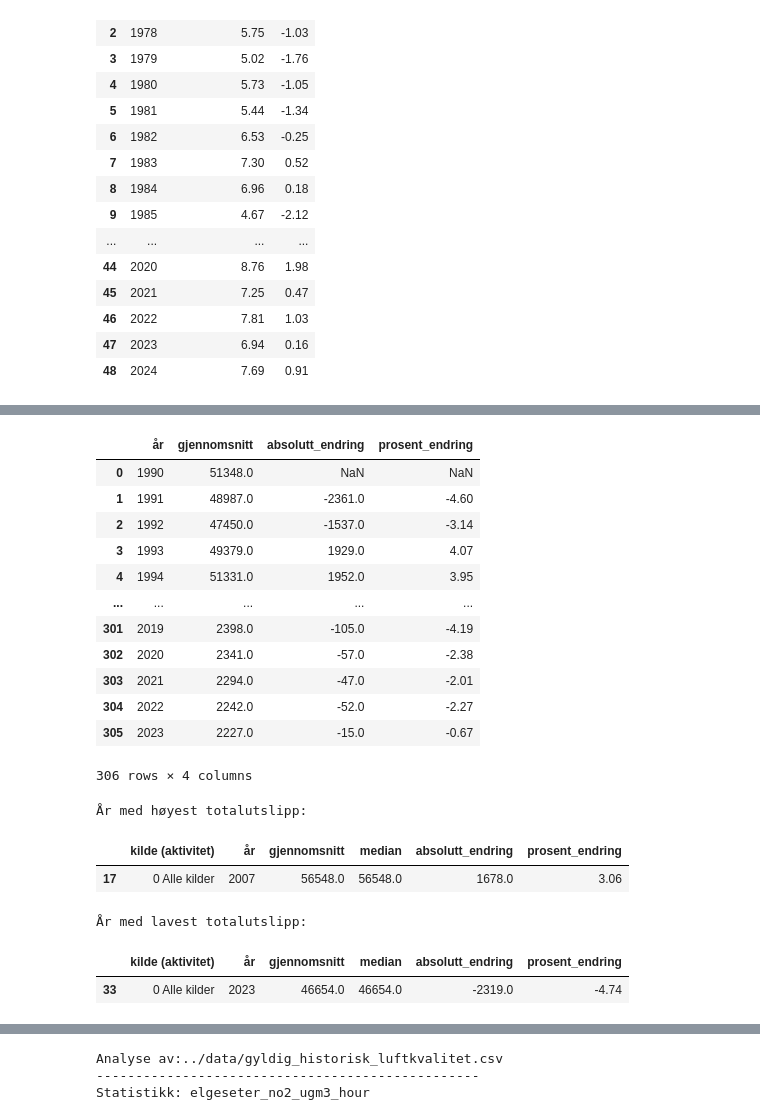
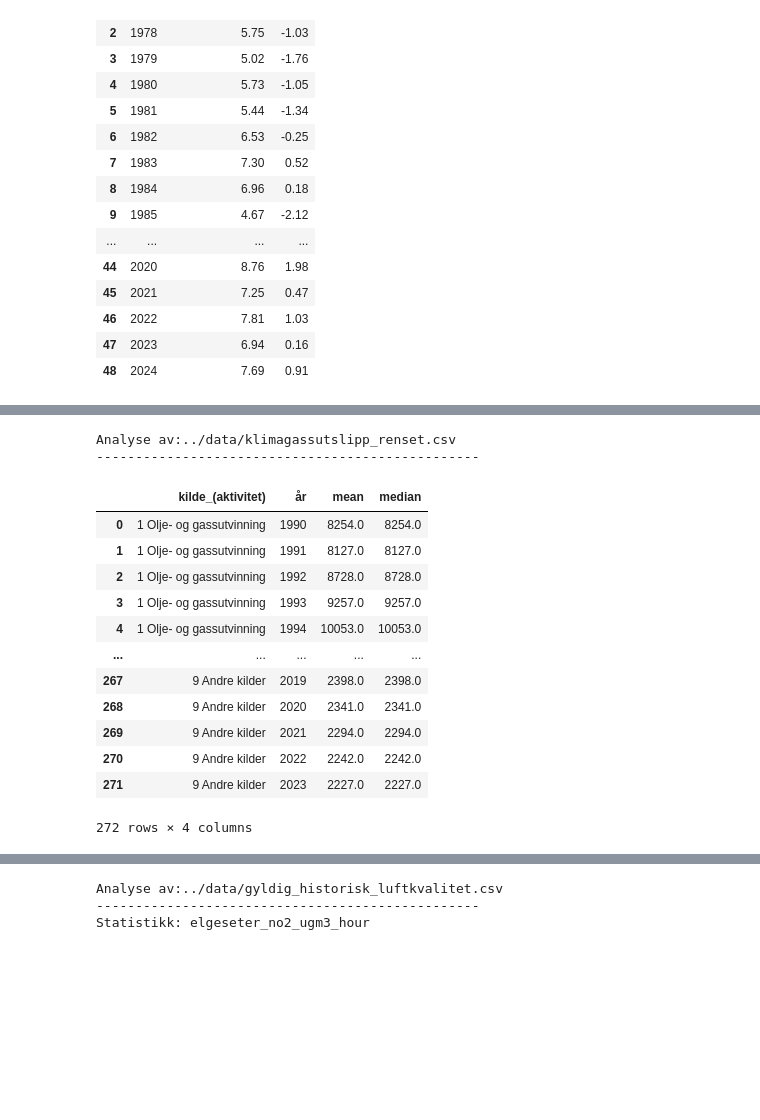
Before and after one commit to idunnbh/Mappe, a Jupyter notebook: notebooks/dataanalyse.ipynb, the cells around one changed output, grey strips where cells are left out. Drawn from its saved outputs; the diff is of its cells as text; code cells hidden in the pictures; blank space fills up the shorter version.

```diff
--- a/notebooks/dataanalyse.ipynb
+++ b/notebooks/dataanalyse.ipynb
@@ -304,38 +160,37 @@ Kilde med høyest gjennomsnitt utslipp:
-# %%
-# Årlig endring (absolutt og prosentvis):
-df['absolutt_endring'] = df['gjennomsnitt'].diff()
-df['prosent_endring'] = df['gjennomsnitt'].pct_change() * 100
-display(df[['år', 'gjennomsnitt', 'absolutt_endring', 'prosent_endring']].round(2))
-# %% [output]
-|  | år | gjennomsnitt | absolutt_endring | prosent_endring |
-| 0 | 1990 | 51348.0 | NaN | NaN |
-| 1 | 1991 | 48987.0 | -2361.0 | -4.60 |
-| 2 | 1992 | 47450.0 | -1537.0 | -3.14 |
-| 3 | 1993 | 49379.0 | 1929.0 | 4.07 |
-| 4 | 1994 | 51331.0 | 1952.0 | 3.95 |
-| ... | ... | ... | ... | ... |
-| 301 | 2019 | 2398.0 | -105.0 | -4.19 |
-| 302 | 2020 | 2341.0 | -57.0 | -2.38 |
-| 303 | 2021 | 2294.0 | -47.0 | -2.01 |
-| 304 | 2022 | 2242.0 | -52.0 | -2.27 |
-| 305 | 2023 | 2227.0 | -15.0 | -0.67 |
-306 rows × 4 columns
-# %%
-# Året med høyest og lavest utslipp
-df_totalt = df[df['kilde (aktivitet)'].str.lower().str.contains("alle kilder")].copy()
-
-høyest = df_totalt.loc[df_totalt['gjennomsnitt'].idxmax()]
-lavest = df_totalt.loc[df_totalt['gjennomsnitt'].idxmin()]
-
-print("År med høyest totalutslipp:")
-display(pd.DataFrame([høyest]).round(2))
-
-print("År med lavest totalutslipp:")
-display(pd.DataFrame([lavest]).round(2))
-# %% [output]
-År med høyest totalutslipp:
-|  | kilde (aktivitet) | år | gjennomsnitt | median | absolutt_endring | prosent_endring |
-| 17 | 0 Alle kilder | 2007 | 56548.0 | 56548.0 | 1678.0 | 3.06 |
-År med lavest totalutslipp:
-|  | kilde (aktivitet) | år | gjennomsnitt | median | absolutt_endring | prosent_endring |
-| 33 | 0 Alle kilder | 2023 | 46654.0 | 46654.0 | -2319.0 | -4.74 |
+# %%
+# Kjør analysen
+statistikk, df_total, df = dataanalyse.analyser_fil("../data/klimagassutslipp_renset.csv",sep=",",datokolonne="år",groupby="år")
+
+# Finn riktig kolonnenavn for utslipp
+kol_utslipp = [kol for kol in df.columns if "utslipp" in kol and "co2" in kol][0]
+
+# Konverter utslipp til tall
+df[kol_utslipp] = pd.to_numeric(df[kol_utslipp], errors="coerce")
+
+# Filtrer bort "Alle kilder"
+df = df[~df['kilde_(aktivitet)'].str.contains("alle kilder", case=False)]
+
+# Beregn gjennomsnitt og median PER KILDE PER ÅR
+if not df.empty and 'kilde_(aktivitet)' in df.columns and 'år' in df.columns:
+    stats_per_kilde_år = df.groupby(['kilde_(aktivitet)', 'år'])[kol_utslipp].agg(['mean', 'median']).reset_index()
+    stats_per_kilde_år = stats_per_kilde_år.round(2)
+
+    display(stats_per_kilde_år)
+else:
+    print("Data mangler 'år' eller 'kilde_(aktivitet)' kolonner.")
+# %% [output]
+Analyse av:../data/klimagassutslipp_renset.csv
+-------------------------------------------------
+|  | kilde_(aktivitet) | år | mean | median |
+| 0 | 1 Olje- og gassutvinning | 1990 | 8254.0 | 8254.0 |
+| 1 | 1 Olje- og gassutvinning | 1991 | 8127.0 | 8127.0 |
+| 2 | 1 Olje- og gassutvinning | 1992 | 8728.0 | 8728.0 |
+| 3 | 1 Olje- og gassutvinning | 1993 | 9257.0 | 9257.0 |
+| 4 | 1 Olje- og gassutvinning | 1994 | 10053.0 | 10053.0 |
+| ... | ... | ... | ... | ... |
+| 267 | 9 Andre kilder | 2019 | 2398.0 | 2398.0 |
+| 268 | 9 Andre kilder | 2020 | 2341.0 | 2341.0 |
+| 269 | 9 Andre kilder | 2021 | 2294.0 | 2294.0 |
+| 270 | 9 Andre kilder | 2022 | 2242.0 | 2242.0 |
+| 271 | 9 Andre kilder | 2023 | 2227.0 | 2227.0 |
+272 rows × 4 columns
```
Also changed, not shown: parts of 11 cells of this notebook, 3 other files.
